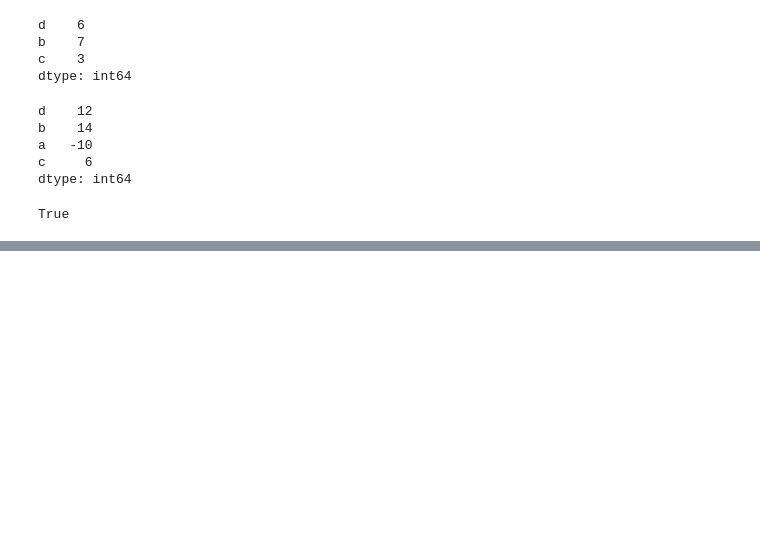
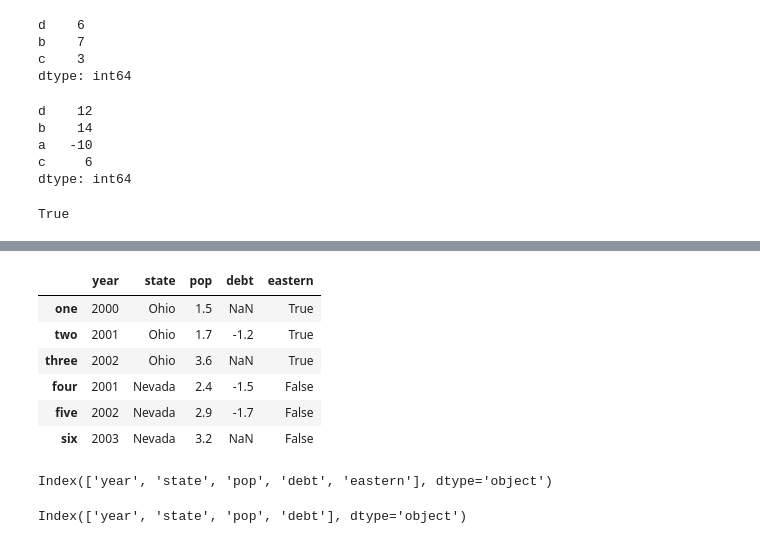
Before and after one commit to Lsobaca/Python_for_Data_Analysis, a Jupyter notebook: learning_numpy/learning_pandas.ipynb, the cells around one changed output, grey strips where cells are left out. Cells and saved outputs as stored; diff of their text form; code cells hidden in the pictures; blank space fills up the shorter version.

Commit message:
finished some examples with Series and DataFrame

```diff
--- a/learning_numpy/learning_pandas.ipynb
+++ b/learning_numpy/learning_pandas.ipynb
@@ -71,0 +370,2 @@ True
+# %%
+frame2['debt'] = np.arange(6.)
@@ -71,0 +382,9 @@ True
+# %%
+# When you are assigning lists or arrays to a column, the value’s
+# length must match the length of the DataFrame. If you assign a Series,
+# its labels will be realigned exactly to the DataFrame’s index,
+# inserting missing values in any holes:
+
+val = pd.Series([-1.2,-1.5,-1.7], index=['two','four','five'])
+# %%
+frame2['debt']=val
@@ -71,0 +401,19 @@ True
+# %%
+# if a column does not exist, it would create a new column
+frame2['eastern'] = frame2.state == 'Ohio'
+
+# cannot create a new column with frame2.eastern syntax
+# %%
+frame2
+# %% [output]
+|  | year | state | pop | debt | eastern |
+| one | 2000 | Ohio | 1.5 | NaN | True |
+| two | 2001 | Ohio | 1.7 | -1.2 | True |
+| three | 2002 | Ohio | 3.6 | NaN | True |
+| four | 2001 | Nevada | 2.4 | -1.5 | False |
+| five | 2002 | Nevada | 2.9 | -1.7 | False |
+| six | 2003 | Nevada | 3.2 | NaN | False |
+# %%
+frame2.columns
+# %% [output]
+Index(['year', 'state', 'pop', 'debt', 'eastern'], dtype='object')
@@ -71,0 +423,4 @@ True
+# %%
+frame2.columns
+# %% [output]
+Index(['year', 'state', 'pop', 'debt'], dtype='object')
```
Also changed, not shown: parts of 60 cells of this notebook.
